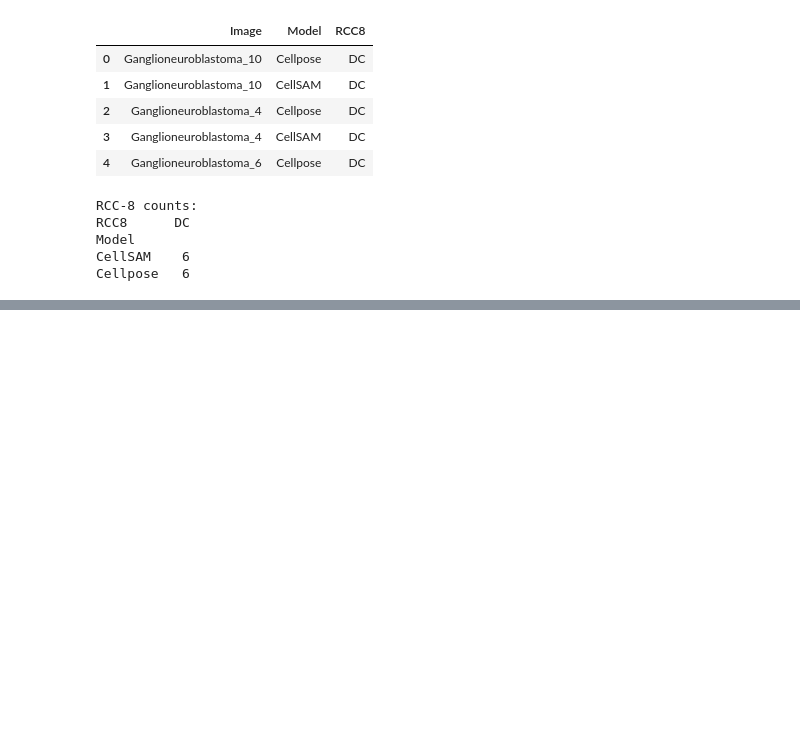
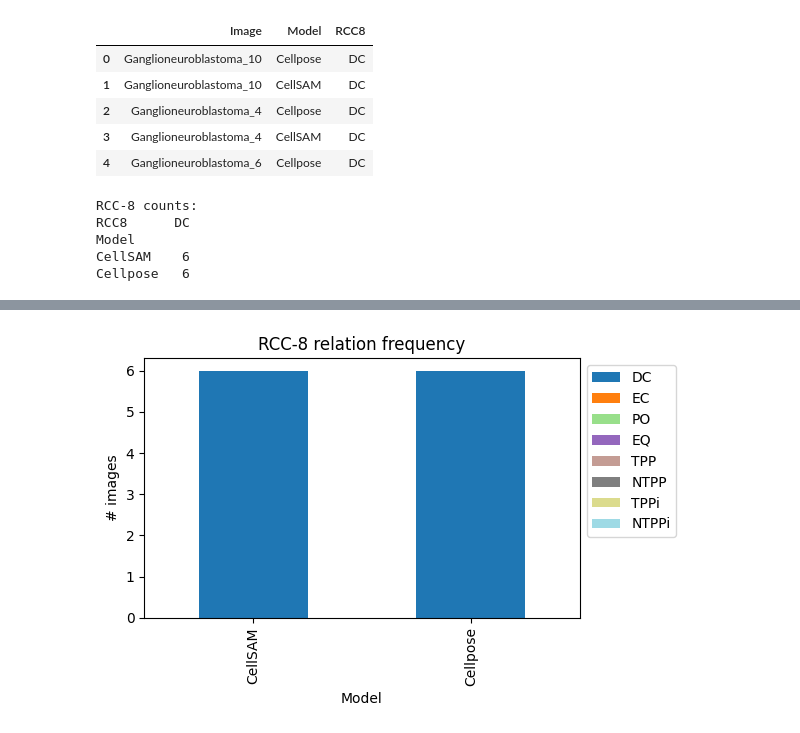
Before and after one commit to krupalithakur/CellposeVsCellSAM, a Jupyter notebook: Disseratation_2_1_.ipynb, the cells around one changed output, grey strips where cells are left out. Saved outputs shown, nothing was run; the diff lists cells and outputs as text; code cells hidden in the pictures; blank space fills up the shorter version.

```diff
--- a/Disseratation_2_1_.ipynb
+++ b/Disseratation_2_1_.ipynb
@@ -522,0 +547,18 @@ Cellpose   6
+# %%
+import pandas as pd, matplotlib.pyplot as plt
+
+order = ['DC','EC','PO','EQ','TPP','NTPP','TPPi','NTPPi']
+
+tab = (
+    df_rcc
+    .groupby(['Model','RCC8'])
+    .size()
+    .unstack(fill_value=0)
+    .reindex(columns=order, fill_value=0)   # ← ensures every class exists
+)
+
+tab.plot(kind='bar', stacked=True, figsize=(6,4), colormap='tab20')
+plt.ylabel('# images'); plt.title('RCC-8 relation frequency')
+plt.legend(bbox_to_anchor=(1,1)); plt.tight_layout(); plt.show()
+# %% [output]
+[figure, added]
```
Also changed, not shown: parts of 4 cells of this notebook.
